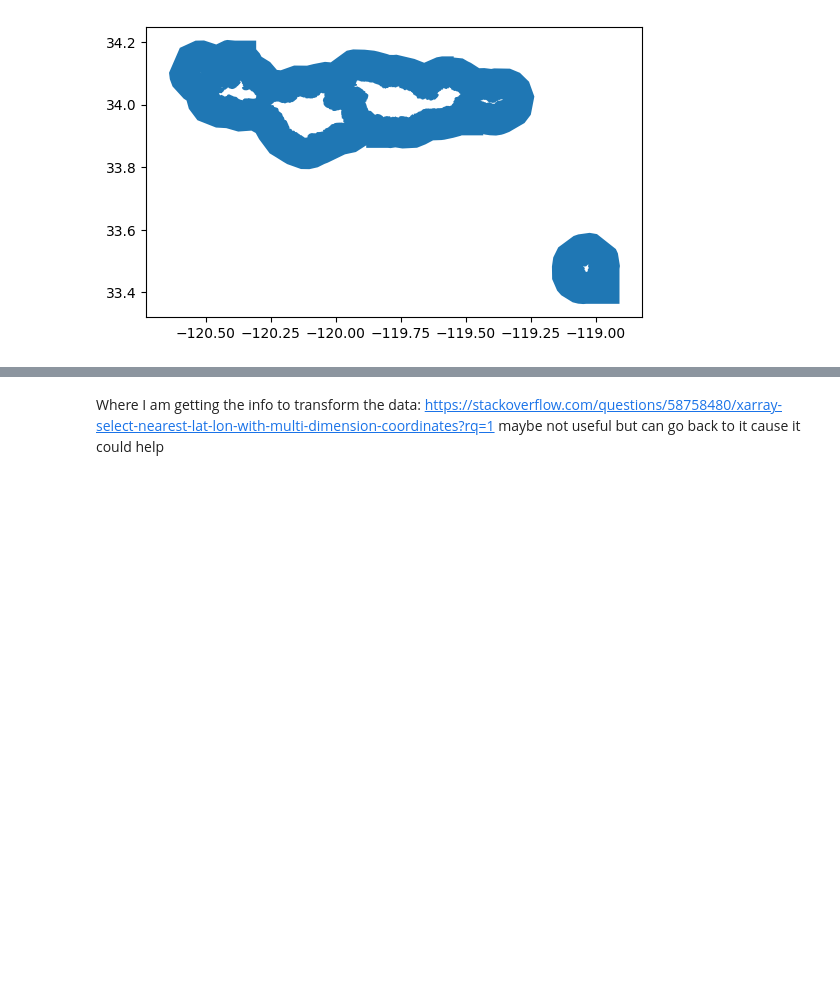
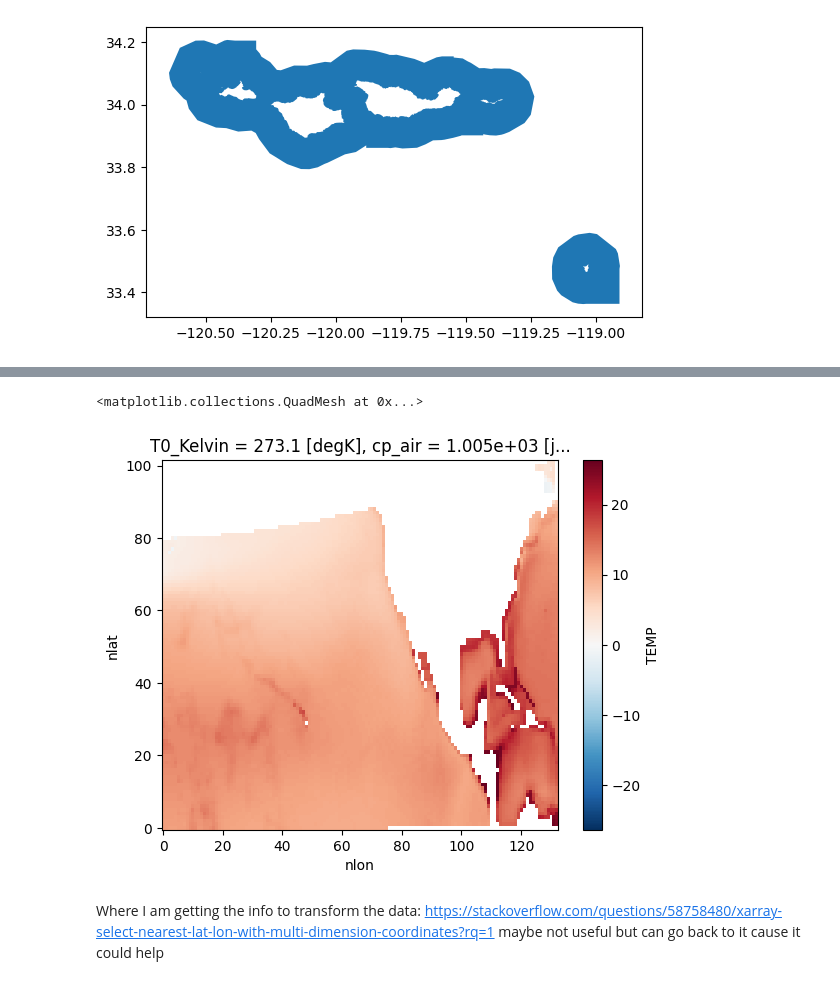
Before and after one commit to olleholt/toolkit, a Jupyter notebook: test_notebooks/Diana-scratch-patty-fiddle.ipynb, the cells around one changed output, grey strips where cells are left out. Saved outputs shown, nothing was run; the diff lists cells and outputs as text; code cells hidden in the pictures; blank space fills up the shorter version.

```diff
--- a/test_notebooks/Diana-scratch-patty-fiddle.ipynb
+++ b/test_notebooks/Diana-scratch-patty-fiddle.ipynb
@@ -288,3 +510,11 @@ Data variables:
+# %%
+# how to get map
+test_2000 = temp.TEMP.sel(time='2000-03')
+test_2000_2 = test_2000.mean(dim = "z_t")
+test_2000_2.plot()
+# %% [output]
+<matplotlib.collections.QuadMesh at 0x...>
+[figure, added]
 # %% [markdown]
 Where I am getting the info to transform the data:
 https://stackoverflow.com/questions/58758480/xarray-select-nearest-lat-lon-with-multi-dimension-coordinates?rq=1
```
Also changed, not shown: parts of 24 cells of this notebook, 4 other files.
